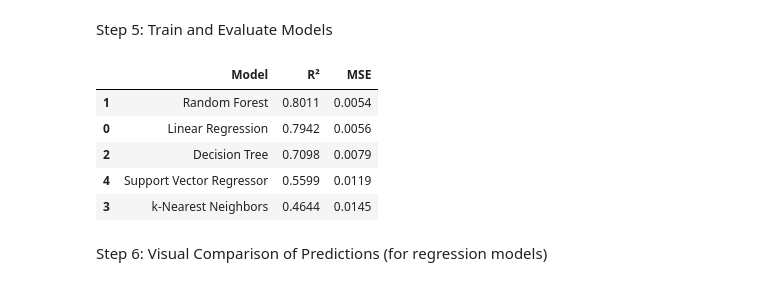
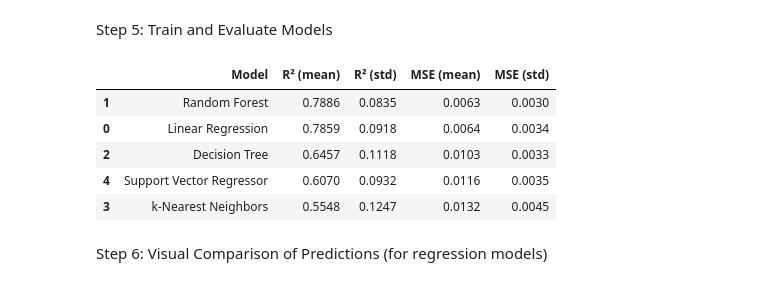
Before and after one commit to Connerj1234/4780-Project, a Jupyter notebook: modeling.ipynb, the cells around one changed output. Saved outputs shown, nothing was run; the diff lists cells and outputs as text; code cells hidden in the pictures.

```diff
--- a/modeling.ipynb
+++ b/modeling.ipynb
@@ -37,24 +36,44 @@ models = {
 }
 # %% [markdown]
 Step 5: Train and Evaluate Models
-# %%
-results = []
-for name, model in models.items():
-    model.fit(X_train, y_train)
-    y_pred = model.predict(X_test)
-    r2 = r2_score(y_test, y_pred)
-    mse = mean_squared_error(y_test, y_pred)
-    results.append({'Model': name, 'R²': r2, 'MSE': mse})
-
-results_df = pd.DataFrame(results).sort_values(by='R²', ascending=False)
-display(results_df.style.format({'R²': '{:.4f}', 'MSE': '{:.4f}'}))
-# %% [output]
-|  | Model | R² | MSE |
-| 1 | Random Forest | 0.8011 | 0.0054 |
-| 0 | Linear Regression | 0.7942 | 0.0056 |
-| 2 | Decision Tree | 0.7098 | 0.0079 |
-| 4 | Support Vector Regressor | 0.5599 | 0.0119 |
-| 3 | k-Nearest Neighbors | 0.4644 | 0.0145 |
+# %%
+from sklearn.model_selection import cross_val_score, KFold
+from sklearn.metrics import mean_squared_error, r2_score
+import numpy as np
+
+cv = KFold(n_splits=10, shuffle=True, random_state=42)
+results = []
+fitted_models = {}  # NEW: store fitted models here
+
+for name, model in models.items():
+    # Cross-validation scores
+    r2_scores = cross_val_score(model, X, y, cv=cv, scoring='r2')
+    mse_scores = -cross_val_score(model, X, y, cv=cv, scoring='neg_mean_squared_error')
+
+    results.append({
+        'Model': name,
+        'R² (mean)': r2_scores.mean(),
+        'R² (std)': r2_scores.std(),
+        'MSE (mean)': mse_scores.mean(),
+        'MSE (std)': mse_scores.std()
+    })
+
+    # Fit the model once for reuse in visualizations
+    fitted_model = model.fit(X_train, y_train)
+    fitted_models[name] = fitted_model
+
+results_df = pd.DataFrame(results).sort_values(by='R² (mean)', ascending=False)
+display(results_df.style.format({
+    'R² (mean)': '{:.4f}', 'R² (std)': '{:.4f}',
+    'MSE (mean)': '{:.4f}', 'MSE (std)': '{:.4f}'
+}))
+# %% [output]
+|  | Model | R² (mean) | R² (std) | MSE (mean) | MSE (std) |
+| 1 | Random Forest | 0.7886 | 0.0835 | 0.0063 | 0.0030 |
+| 0 | Linear Regression | 0.7859 | 0.0918 | 0.0064 | 0.0034 |
+| 2 | Decision Tree | 0.6457 | 0.1118 | 0.0103 | 0.0033 |
+| 4 | Support Vector Regressor | 0.6070 | 0.0932 | 0.0116 | 0.0035 |
+| 3 | k-Nearest Neighbors | 0.5548 | 0.1247 | 0.0132 | 0.0045 |
 # %% [markdown]
 Step 6: Visual Comparison of Predictions (for regression models)
 # %%
```
Also changed, not shown: parts of 10 cells of this notebook, 2 other files.
